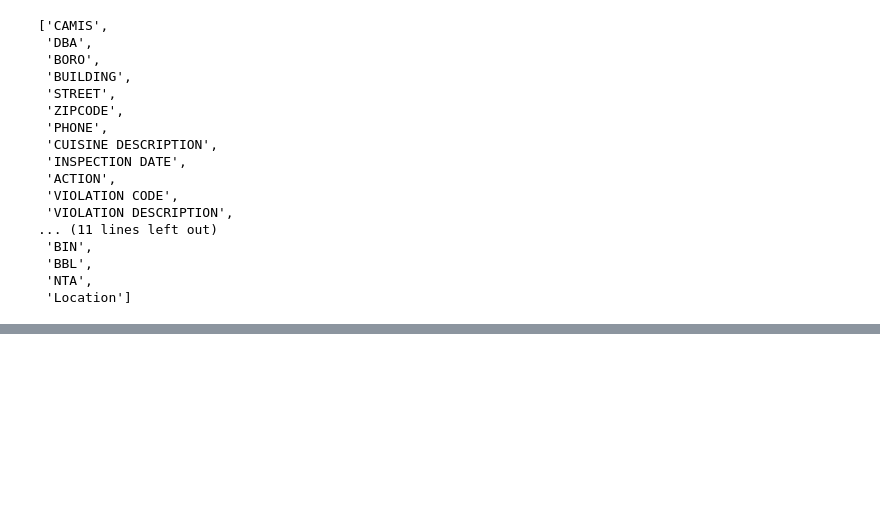
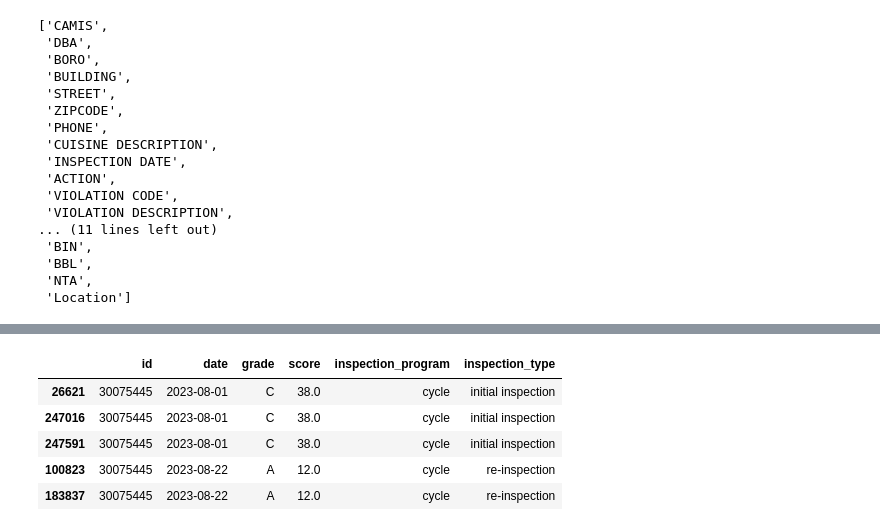
Before and after one commit to zackmcnulty/self_balancing_sampler, a Jupyter notebook: health_inspections.ipynb, the cells around one changed output, grey strips where cells are left out. Cells and saved outputs as stored; diff of their text form; code cells hidden in the pictures; blank space fills up the shorter version.

```diff
--- a/health_inspections.ipynb
+++ b/health_inspections.ipynb
@@ -101,0 +231,11 @@ df_filtered.head()
+# %%
+id = 30075445
+temp = df_filtered.query('id == @id').sort_values('date', ascending=True)
+temp.head()
+# %% [output]
+|  | id | date | grade | score | inspection_program | inspection_type |
+| 26621 | 30075445 | 2023-08-01 | C | 38.0 | cycle | initial inspection |
+| 247016 | 30075445 | 2023-08-01 | C | 38.0 | cycle | initial inspection |
+| 247591 | 30075445 | 2023-08-01 | C | 38.0 | cycle | initial inspection |
+| 100823 | 30075445 | 2023-08-22 | A | 12.0 | cycle | re-inspection |
+| 183837 | 30075445 | 2023-08-22 | A | 12.0 | cycle | re-inspection |
```
Also changed, not shown: parts of 15 cells of this notebook.
